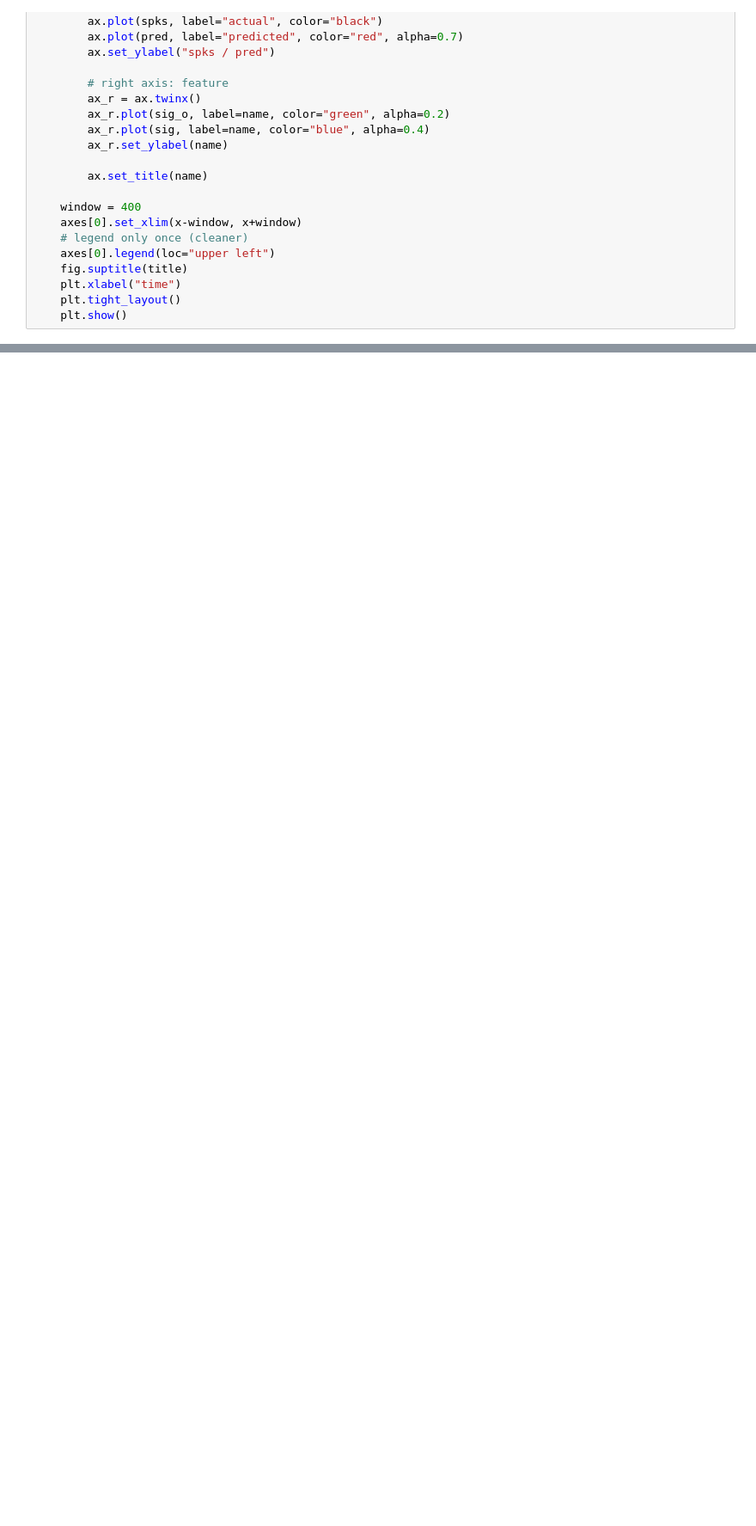
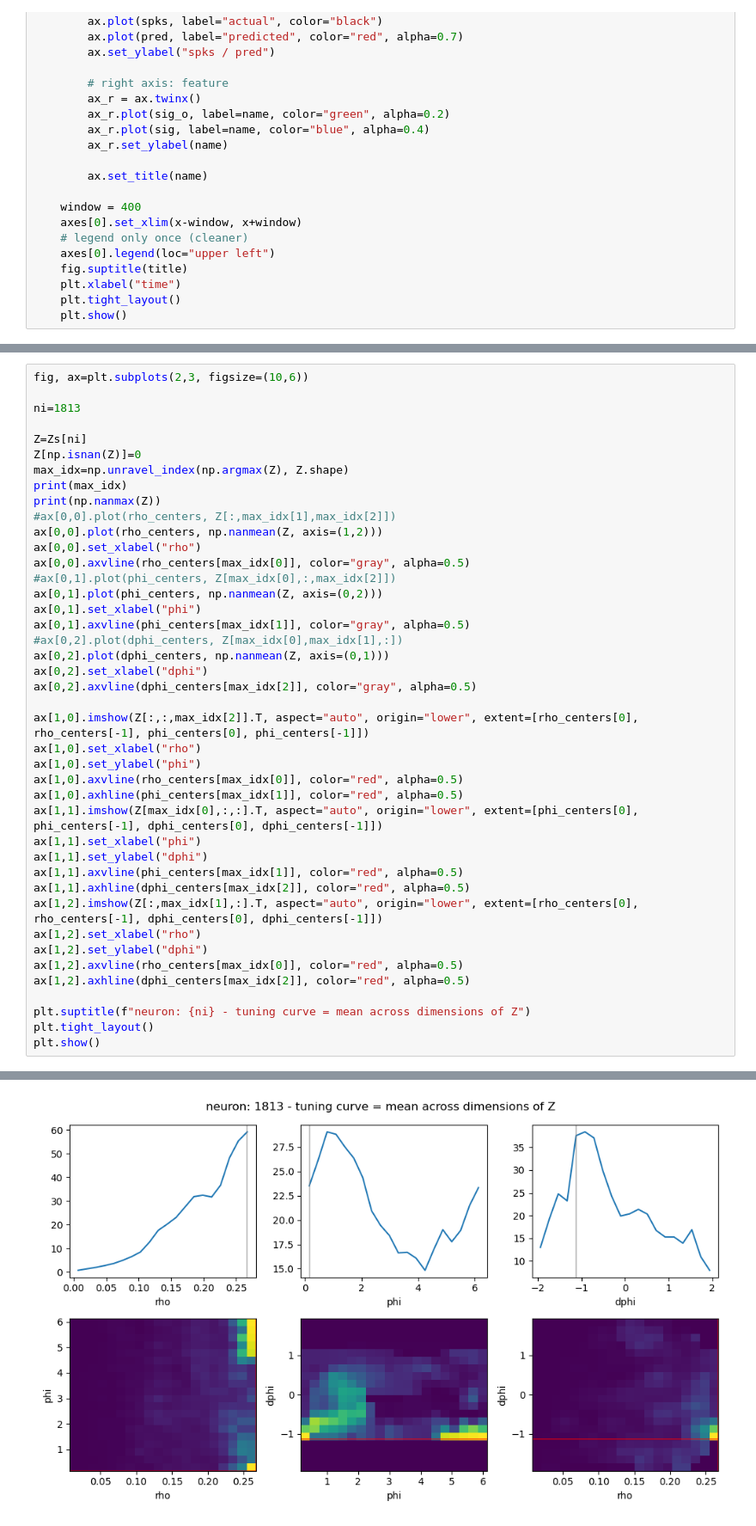
Before and after one commit to katonage/waven2, a Jupyter notebook: waven2/6_full_modell_test.ipynb, the cells around one changed output, grey strips where cells are left out. Shown at 86% size. Saved outputs shown, nothing was run; the diff lists cells and outputs as text; blank space fills up the shorter version.

```diff
--- a/waven2/6_full_modell_test.ipynb
+++ b/waven2/6_full_modell_test.ipynb
@@ -216,0 +251,43 @@ plot_model(rho_test, phi_test, dphi_test, spks_test, pred_spks_test, title=f"neu
+# %%
+fig, ax=plt.subplots(2,3, figsize=(10,6))
+
+ni=1813
+
+Z=Zs[ni]
+Z[np.isnan(Z)]=0
+max_idx=np.unravel_index(np.argmax(Z), Z.shape)
+print(max_idx)
+print(np.nanmax(Z))
+#ax[0,0].plot(rho_centers, Z[:,max_idx[1],max_idx[2]])
+ax[0,0].plot(rho_centers, np.nanmean(Z, axis=(1,2)))
+ax[0,0].set_xlabel("rho")
+ax[0,0].axvline(rho_centers[max_idx[0]], color="gray", alpha=0.5)
+#ax[0,1].plot(phi_centers, Z[max_idx[0],:,max_idx[2]])
+ax[0,1].plot(phi_centers, np.nanmean(Z, axis=(0,2)))
+ax[0,1].set_xlabel("phi")
+ax[0,1].axvline(phi_centers[max_idx[1]], color="gray", alpha=0.5)
+#ax[0,2].plot(dphi_centers, Z[max_idx[0],max_idx[1],:])
+ax[0,2].plot(dphi_centers, np.nanmean(Z, axis=(0,1)))
+ax[0,2].set_xlabel("dphi")
+ax[0,2].axvline(dphi_centers[max_idx[2]], color="gray", alpha=0.5)
+
+ax[1,0].imshow(Z[:,:,max_idx[2]].T, aspect="auto", origin="lower", extent=[rho_centers[0], rho_centers[-1], phi_centers[0], phi_centers[-1]])
+ax[1,0].set_xlabel("rho")
+ax[1,0].set_ylabel("phi")
+ax[1,0].axvline(rho_centers[max_idx[0]], color="red", alpha=0.5)
+ax[1,0].axhline(phi_centers[max_idx[1]], color="red", alpha=0.5)
+ax[1,1].imshow(Z[max_idx[0],:,:].T, aspect="auto", origin="lower", extent=[phi_centers[0], phi_centers[-1], dphi_centers[0], dphi_centers[-1]])
+ax[1,1].set_xlabel("phi")
+ax[1,1].set_ylabel("dphi")
+ax[1,1].axvline(phi_centers[max_idx[1]], color="red", alpha=0.5)
+ax[1,1].axhline(dphi_centers[max_idx[2]], color="red", alpha=0.5)
+ax[1,2].imshow(Z[:,max_idx[1],:].T, aspect="auto", origin="lower", extent=[rho_centers[0], rho_centers[-1], dphi_centers[0], dphi_centers[-1]])
+ax[1,2].set_xlabel("rho")
+ax[1,2].set_ylabel("dphi")
+ax[1,2].axvline(rho_centers[max_idx[0]], color="red", alpha=0.5)
+ax[1,2].axhline(dphi_centers[max_idx[2]], color="red", alpha=0.5)
+
+plt.suptitle(f"neuron: {ni} - tuning curve = mean across dimensions of Z")
+plt.tight_layout()
+plt.show()
+# %% [output]
@@ -216,0 +296 @@ plot_model(rho_test, phi_test, dphi_test, spks_test, pred_spks_test, title=f"neu
+[figure, added]
```
Also changed, not shown: parts of 13 cells of this notebook, 9 other files.
